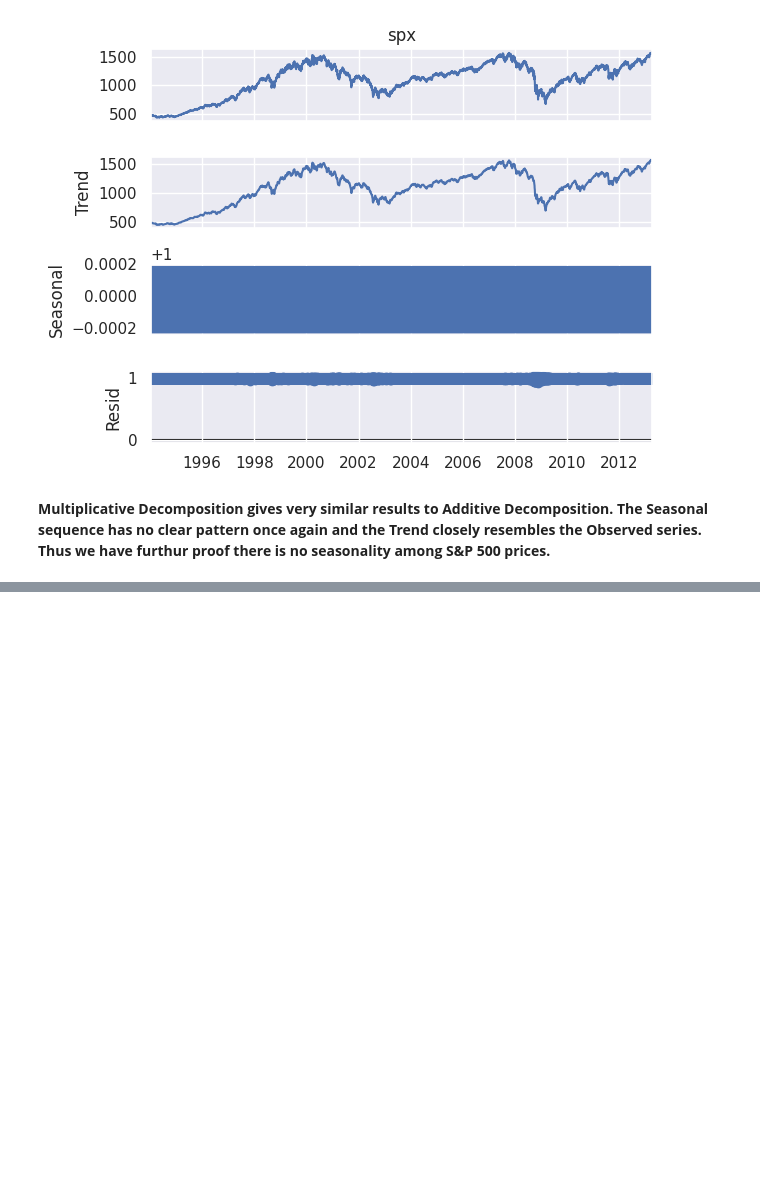
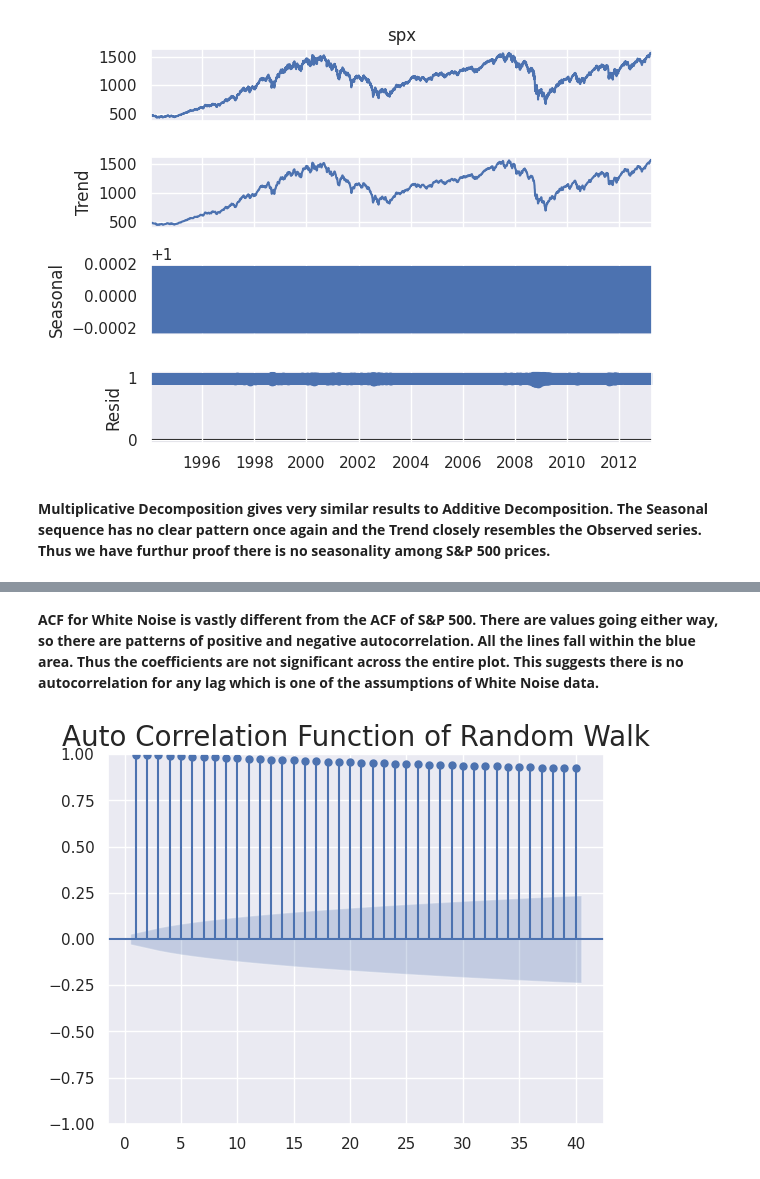
Before and after one commit to azratuni/Financial-Time-Series-Analysis, a Jupyter notebook: financial-time-series-analysis.ipynb, the cells around one changed output, grey strips where cells are left out. Drawn from its saved outputs; the diff is of its cells as text; code cells hidden in the pictures; blank space fills up the shorter version.

```diff
--- a/financial-time-series-analysis.ipynb
+++ b/financial-time-series-analysis.ipynb
@@ -391,0 +424,9 @@ plt.show()
+# %% [markdown]
+**ACF for White Noise is vastly different from the ACF of S&P 500. There are values going either way, so there are patterns of positive and negative autocorrelation. All the lines fall within the blue area. Thus the coefficients are not significant across the entire plot. This suggests there is no autocorrelation for any lag which is one of the assumptions of White Noise data.**
+# %%
+# ACF of Random Walk
+sgt.plot_acf(df_train.rw, lags = 40, zero = False)
+plt.title("Auto Correlation Function of Random Walk", size = 20)
+plt.show()
+# %% [output]
+[figure, added]
```
Also changed, not shown: parts of 19 cells of this notebook.
